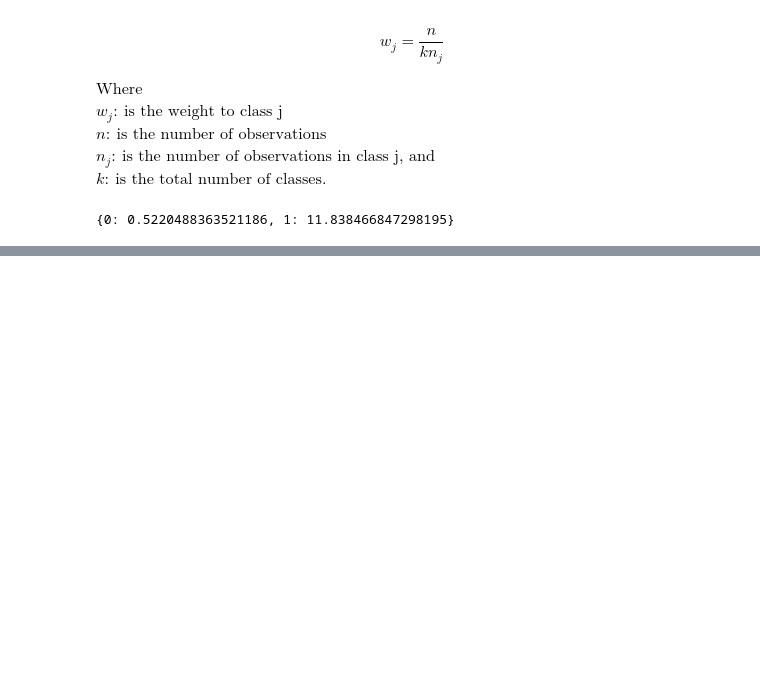
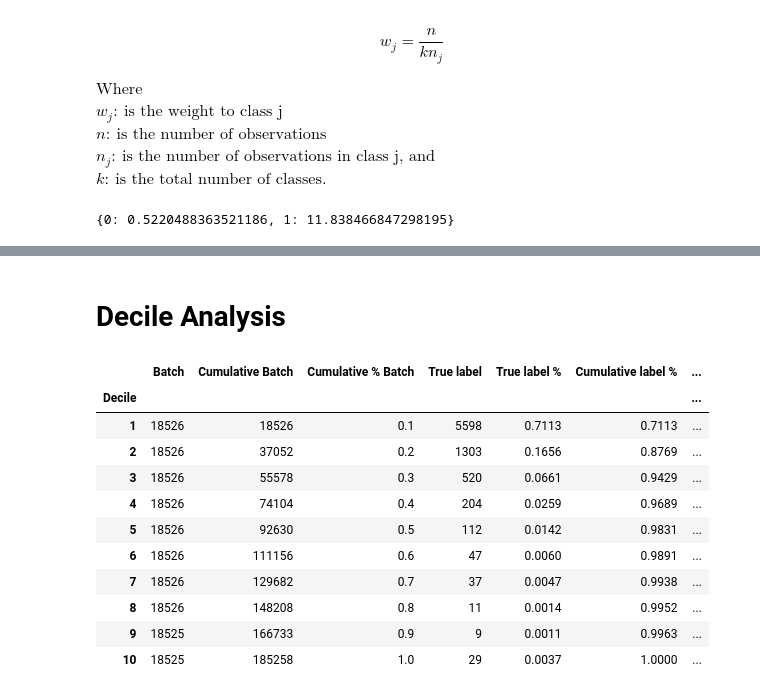
Before and after one commit to if722399/PAP-TensorFlow-Model, a Jupyter notebook: Weighted Class.ipynb, the cells around one changed output, grey strips where cells are left out. Saved outputs shown, nothing was run; the diff lists cells and outputs as text; code cells hidden in the pictures; blank space fills up the shorter version.

```diff
--- a/Weighted Class.ipynb
+++ b/Weighted Class.ipynb
@@ -235,2 +210,20 @@ recall :  0.84
 auc :  0.93
 f1 :  0.34
+# %% [markdown]
+# Decile Analysis
+# %%
+decile_analysis = fn.decile_analysis(test_predictions_weighted, test_labels)
+decile_analysis
+# %% [output]
+|  | Batch | Cumulative Batch | Cumulative % Batch | True label | True label % | Cumulative label % | ... |
+| Decile |  |  |  |  |  |  | ... |
+| 1 | 18526 | 18526 | 0.1 | 5598 | 0.7113 | 0.7113 | ... |
+| 2 | 18526 | 37052 | 0.2 | 1303 | 0.1656 | 0.8769 | ... |
+| 3 | 18526 | 55578 | 0.3 | 520 | 0.0661 | 0.9429 | ... |
+| 4 | 18526 | 74104 | 0.4 | 204 | 0.0259 | 0.9689 | ... |
+| 5 | 18526 | 92630 | 0.5 | 112 | 0.0142 | 0.9831 | ... |
+| 6 | 18526 | 111156 | 0.6 | 47 | 0.0060 | 0.9891 | ... |
+| 7 | 18526 | 129682 | 0.7 | 37 | 0.0047 | 0.9938 | ... |
+| 8 | 18526 | 148208 | 0.8 | 11 | 0.0014 | 0.9952 | ... |
+| 9 | 18525 | 166733 | 0.9 | 9 | 0.0011 | 0.9963 | ... |
+| 10 | 18525 | 185258 | 1.0 | 29 | 0.0037 | 1.0000 | ... |
```
Also changed, not shown: parts of 8 cells of this notebook, 2 other files.
